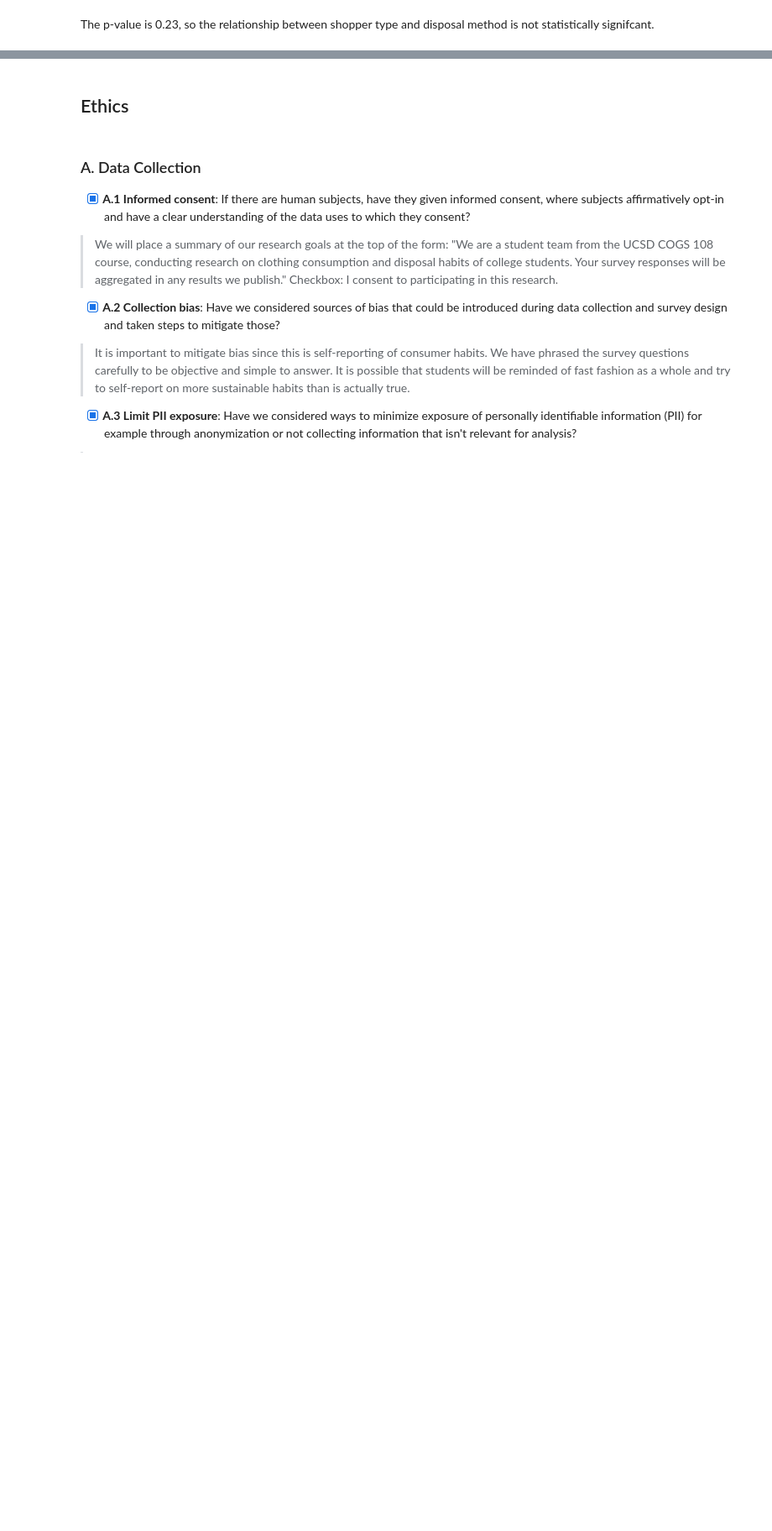
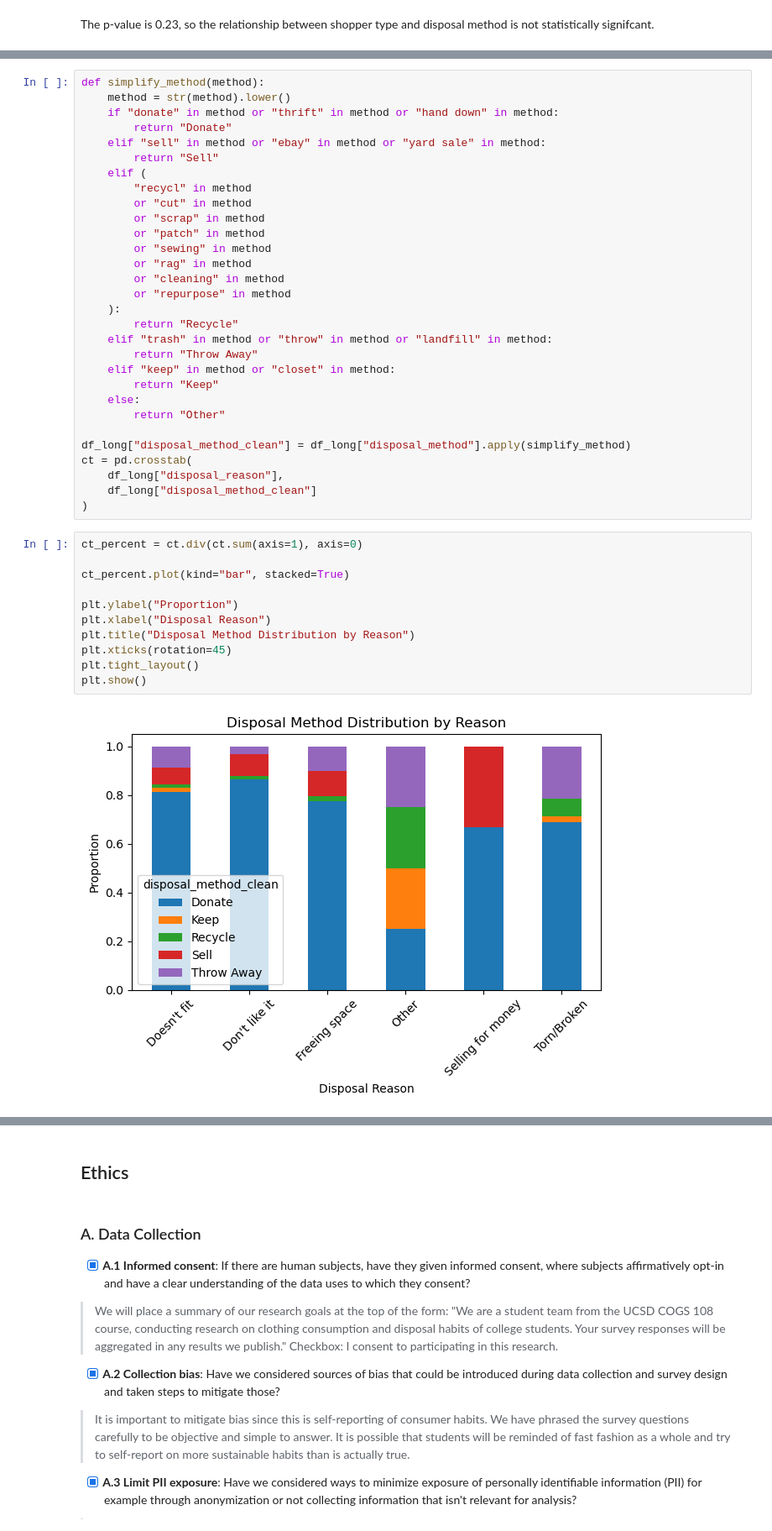
Before and after one commit to COGS108/Group018_WI26, a Jupyter notebook: 02-EDACheckpoint.ipynb, the cells around one changed output, grey strips where cells are left out. Shown at 84% size. Drawn from its saved outputs; the diff is of its cells as text; blank space fills up the shorter version.

Commit message:
add disposal method bar plot

```diff
--- a/02-EDACheckpoint.ipynb
+++ b/02-EDACheckpoint.ipynb
@@ -345,0 +380,43 @@ The p-value is 0.23, so the relationship between shopper type and disposal metho
+# %%
+def simplify_method(method):
+    method = str(method).lower()
+    if "donate" in method or "thrift" in method or "hand down" in method:
+        return "Donate"
+    elif "sell" in method or "ebay" in method or "yard sale" in method:
+        return "Sell"
+    elif (
+        "recycl" in method
+        or "cut" in method
+        or "scrap" in method
+        or "patch" in method
+        or "sewing" in method
+        or "rag" in method
+        or "cleaning" in method
+        or "repurpose" in method
+    ):
+        return "Recycle"
+    elif "trash" in method or "throw" in method or "landfill" in method:
+        return "Throw Away"
+    elif "keep" in method or "closet" in method:
+        return "Keep"
+    else:
+        return "Other"
+
+df_long["disposal_method_clean"] = df_long["disposal_method"].apply(simplify_method)
+ct = pd.crosstab(
+    df_long["disposal_reason"],
+    df_long["disposal_method_clean"]
+)
+# %%
+ct_percent = ct.div(ct.sum(axis=1), axis=0)
+
+ct_percent.plot(kind="bar", stacked=True)
+
+plt.ylabel("Proportion")
+plt.xlabel("Disposal Reason")
+plt.title("Disposal Method Distribution by Reason")
+plt.xticks(rotation=45)
+plt.tight_layout()
+plt.show()
+# %% [output]
+[figure, added]
```
Also changed, not shown: parts of 8 cells of this notebook.
